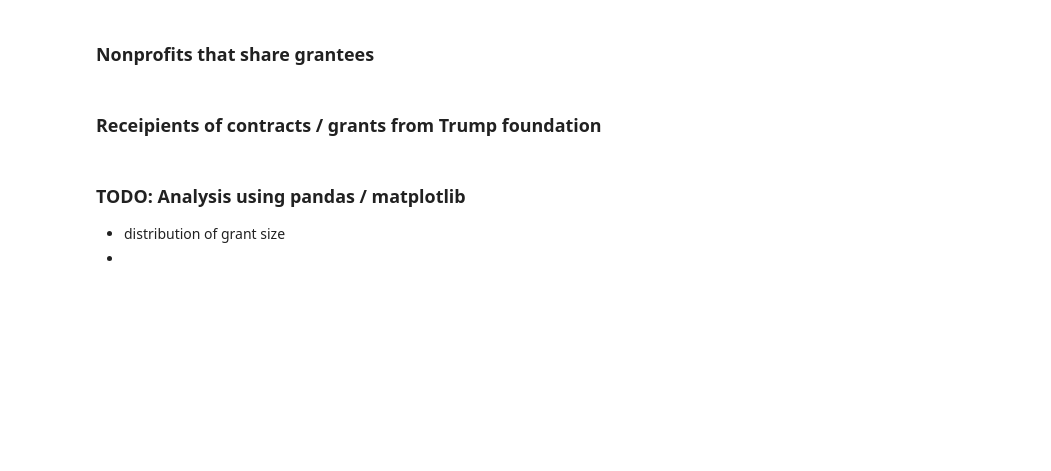
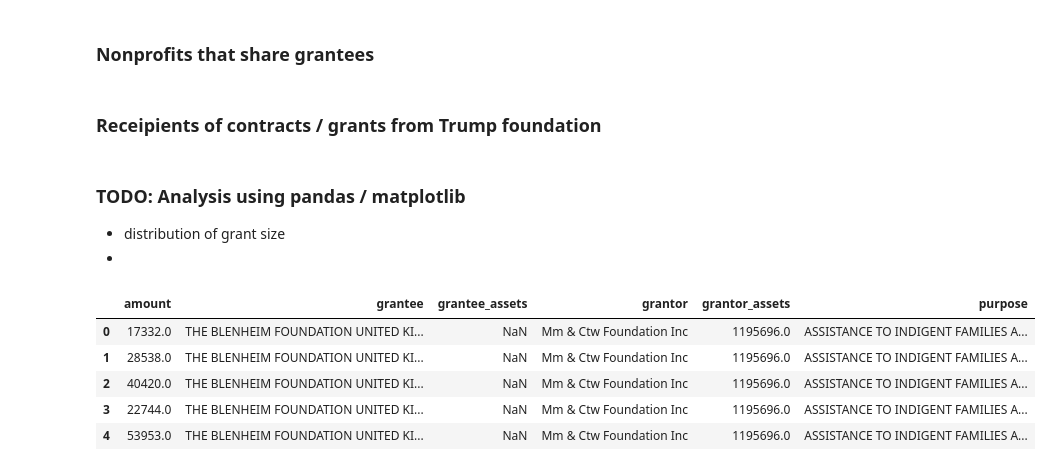
Before and after one commit to johnymontana/neo4j-datasets, a Jupyter notebook: trumpworld/CitizenAuditAPI.ipynb, the cells around one changed output. Saved outputs shown, nothing was run; the diff lists cells and outputs as text; code cells hidden in the pictures; blank space fills up the shorter version.

```diff
--- a/trumpworld/CitizenAuditAPI.ipynb
+++ b/trumpworld/CitizenAuditAPI.ipynb
@@ -229,0 +233,17 @@ RETURN o,n1,n2
+# %%
+
+all_contracts = DataFrame(graph.data('''
+MATCH (grantor:Nonprofit)<-[:GRANTOR]-(grant:Grant)-[:GRANTEE]->(grantee:Nonprofit)
+RETURN grantor.name AS grantor, grantor.assets AS grantor_assets, grant.amount AS amount,
+grant.purpose AS purpose, grantee.name AS grantee, grantee.assets AS grantee_assets
+'''
+))
+
+all_contracts[:5]
+# %% [output]
+|  | amount | grantee | grantee_assets | grantor | grantor_assets | purpose |
+| 0 | 17332.0 | THE BLENHEIM FOUNDATION UNITED KI... | NaN | Mm & Ctw Foundation Inc | 1195696.0 | ASSISTANCE TO INDIGENT FAMILIES A... |
+| 1 | 28538.0 | THE BLENHEIM FOUNDATION UNITED KI... | NaN | Mm & Ctw Foundation Inc | 1195696.0 | ASSISTANCE TO INDIGENT FAMILIES A... |
+| 2 | 40420.0 | THE BLENHEIM FOUNDATION UNITED KI... | NaN | Mm & Ctw Foundation Inc | 1195696.0 | ASSISTANCE TO INDIGENT FAMILIES A... |
+| 3 | 22744.0 | THE BLENHEIM FOUNDATION UNITED KI... | NaN | Mm & Ctw Foundation Inc | 1195696.0 | ASSISTANCE TO INDIGENT FAMILIES A... |
+| 4 | 53953.0 | THE BLENHEIM FOUNDATION UNITED KI... | NaN | Mm & Ctw Foundation Inc | 1195696.0 | ASSISTANCE TO INDIGENT FAMILIES A... |
```
Also changed, not shown: parts of 2 cells of this notebook.
